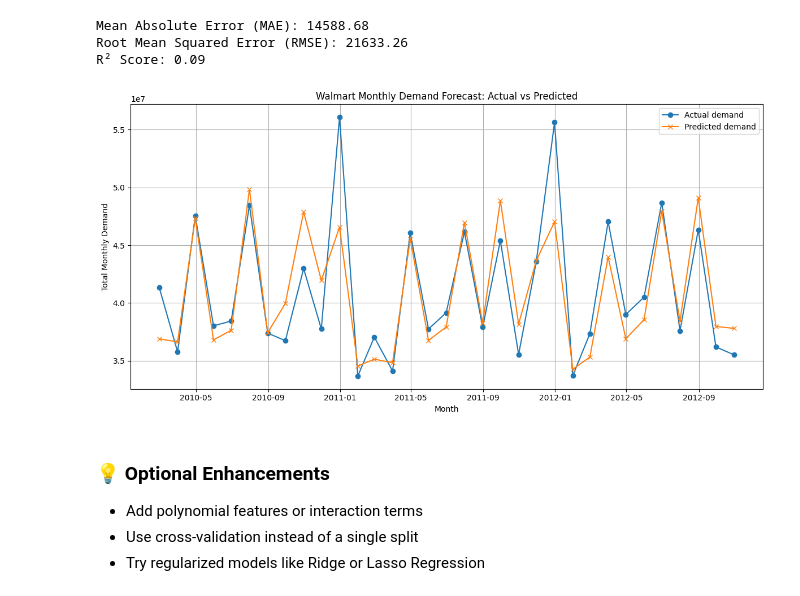
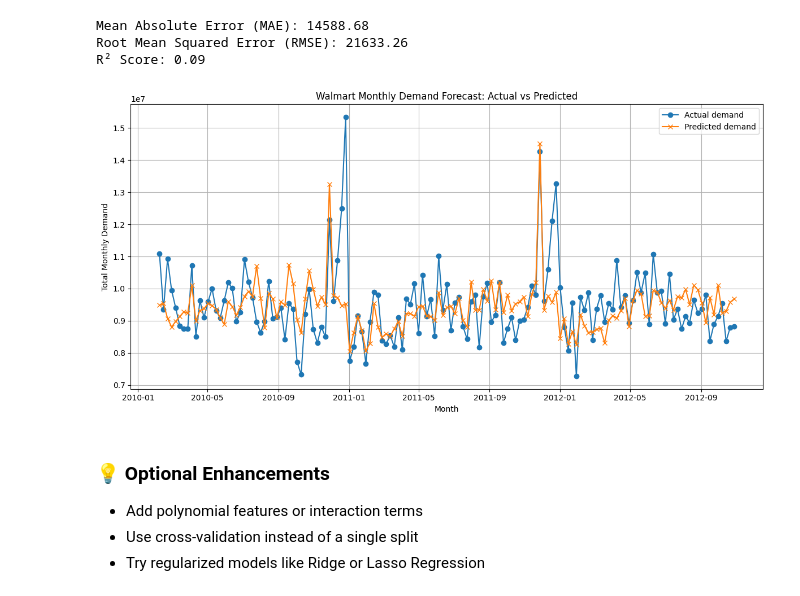
Before and after one commit to saikisri97/Optimisation, a Jupyter notebook: For_AI_Lecture/code/walmart_sales_regression_kaggle_adapted.ipynb, the cells around one changed output. Drawn from its saved outputs; the diff is of its cells as text; code cells hidden in the pictures.

```diff
--- a/For_AI_Lecture/code/walmart_sales_regression_kaggle_adapted.ipynb
+++ b/For_AI_Lecture/code/walmart_sales_regression_kaggle_adapted.ipynb
@@ -68,27 +68,27 @@ R² Score: 0.09
 # %%
 # --- Visualize Monthly Aggregated Actual vs Predicted Demand ---
 date_series = df.loc[X_test.index, 'Date']
 result_df = pd.DataFrame({
     'Date': pd.to_datetime(date_series),
     'Actual_demand': y_test,
     'Predicted_demand': y_pred
 }).sort_values('Date')
 
 # Resample to monthly by summing demand
-monthly_df = result_df.set_index('Date').resample('M').sum().reset_index()
+monthly_df = result_df.set_index('Date').resample('W').sum().reset_index()
 
 plt.figure(figsize=(12, 6))
 plt.plot(monthly_df['Date'], monthly_df['Actual_demand'], label='Actual demand', marker='o')
 plt.plot(monthly_df['Date'], monthly_df['Predicted_demand'], label='Predicted demand', marker='x')
 plt.xlabel("Month")
 plt.ylabel("Total Monthly Demand")
 plt.title("Walmart Monthly Demand Forecast: Actual vs Predicted")
 plt.legend()
 plt.grid(True)
 plt.tight_layout()
 plt.show()
 # %% [output]
-[figure, old version]
+[figure, new version]
 # %% [markdown]
 ### 💡 Optional Enhancements
 - Add polynomial features or interaction terms
```
